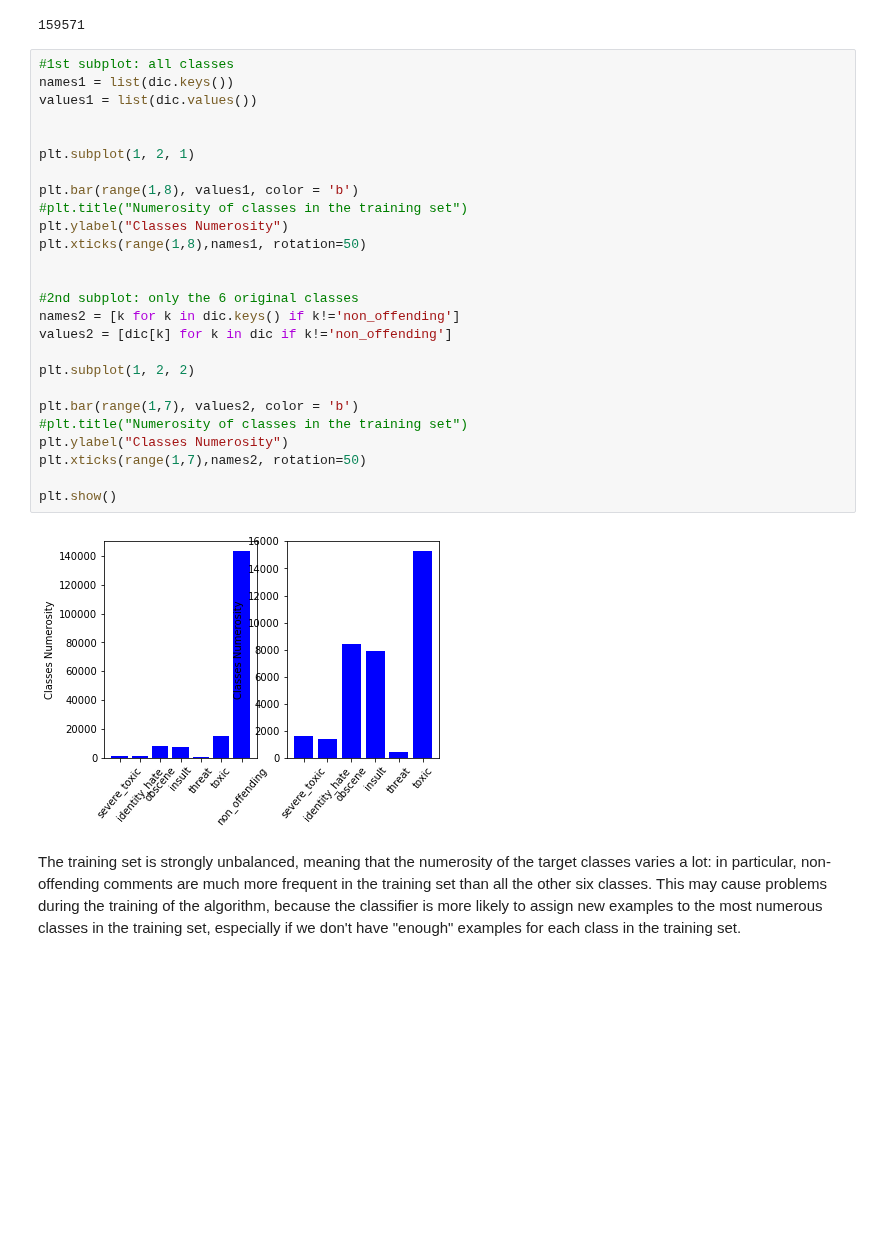
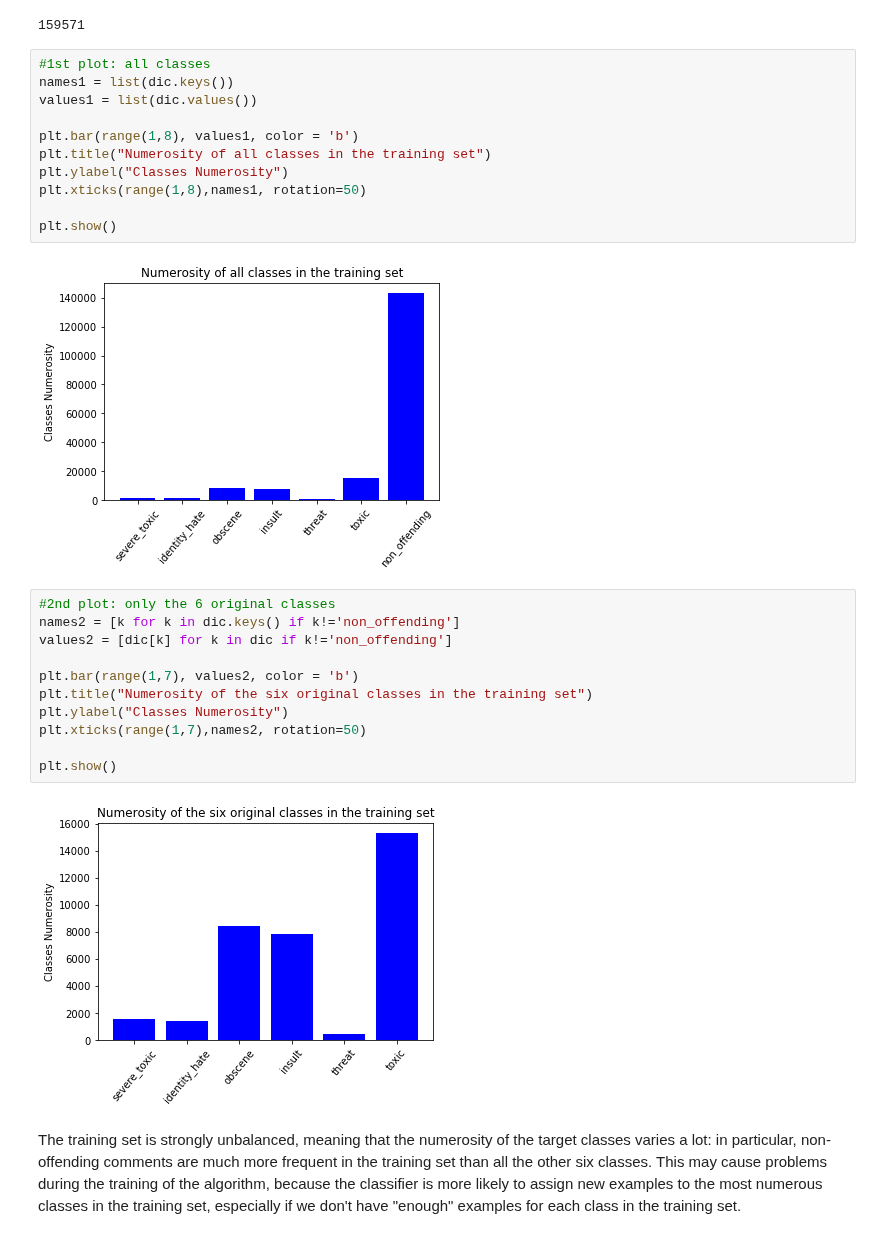
Before and after one commit to QMULDataAnalytics/QMULHub, a Jupyter notebook: Project - Exploratory Analysis.ipynb, the cells around one changed output. Saved outputs shown, nothing was run; the diff lists cells and outputs as text; blank space fills up the shorter version.

```diff
--- a/Project - Exploratory Analysis.ipynb
+++ b/Project - Exploratory Analysis.ipynb
@@ -48,33 +47,31 @@ It is important to note that classes can overlap, i.e. a comment can belong to m
 print(len(train))
 # %% [output]
 159571
+# %%
+#1st plot: all classes
+names1 = list(dic.keys())
+values1 = list(dic.values())
+
+plt.bar(range(1,8), values1, color = 'b')
+plt.title("Numerosity of all classes in the training set")
+plt.ylabel("Classes Numerosity")
+plt.xticks(range(1,8),names1, rotation=50)
+
+plt.show()
+# %% [output]
+[figure, added]
 # %%
-#1st subplot: all classes
-names1 = list(dic.keys())
-values1 = list(dic.values())
-
-
-plt.subplot(1, 2, 1)
-
-plt.bar(range(1,8), values1, color = 'b')
-#plt.title("Numerosity of classes in the training set")
-plt.ylabel("Classes Numerosity")
-plt.xticks(range(1,8),names1, rotation=50)
-
-
-#2nd subplot: only the 6 original classes
+#2nd plot: only the 6 original classes
 names2 = [k for k in dic.keys() if k!='non_offending']
 values2 = [dic[k] for k in dic if k!='non_offending']
 
-plt.subplot(1, 2, 2)
-
 plt.bar(range(1,7), values2, color = 'b')
-#plt.title("Numerosity of classes in the training set")
+plt.title("Numerosity of the six original classes in the training set")
 plt.ylabel("Classes Numerosity")
 plt.xticks(range(1,7),names2, rotation=50)
 
 plt.show()
 # %% [output]
-[figure, old version]
+[figure, new version]
 # %% [markdown]
 The training set is strongly unbalanced, meaning that the numerosity of the target classes varies a lot: in particular, non-offending comments are much more frequent in the training set than all the other six classes. This may cause problems during the training of the algorithm, because the classifier is more likely to assign new examples to the most numerous classes in the training set, especially if we don't have "enough" examples for each class in the training set.
```
Also changed, not shown: parts of 3 cells of this notebook, 1 other file.
